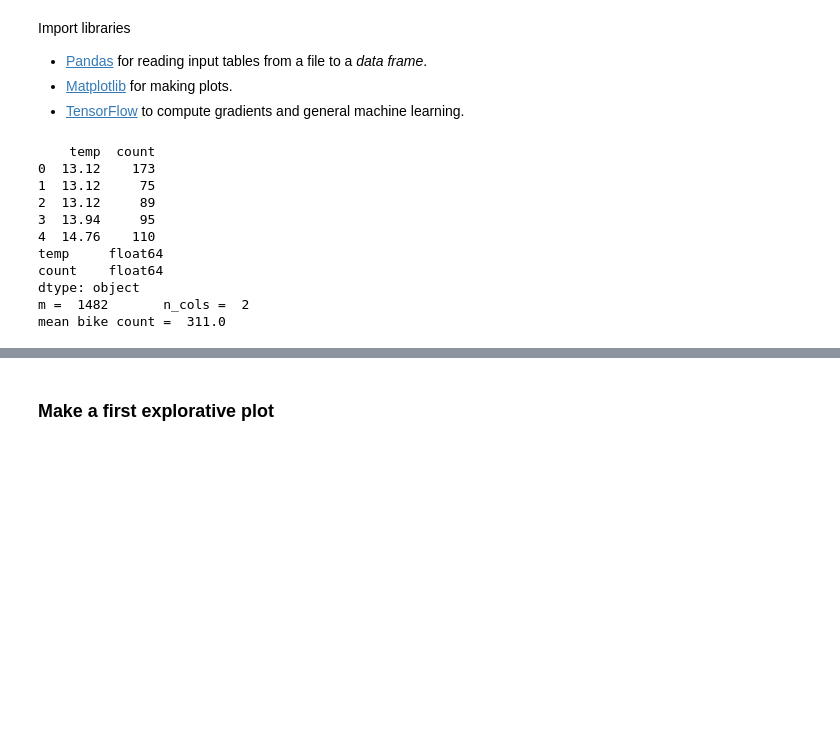
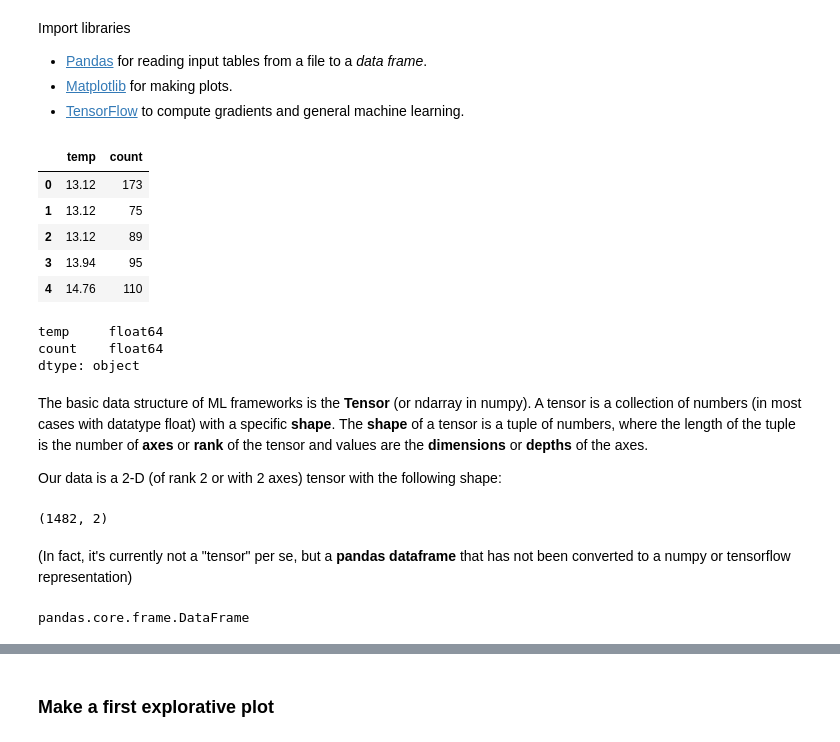
Before and after one commit to mslehre/KI-Block, a Jupyter notebook: gd/lr.ipynb, the cells around one changed output, grey strips where cells are left out. Cells and saved outputs as stored; diff of their text form; code cells hidden in the pictures; blank space fills up the shorter version.

```diff
--- a/gd/lr.ipynb
+++ b/gd/lr.ipynb
@@ -26,27 +26,35 @@ import math
 # %%
 # load the training data from the table file to a pandas data frame
 df = pd.read_csv("bikes-summerdays.tbl", sep = '\s+') # cols are split by at least one white space
-print(df.head()) # show first lines as examples
-
-# convert count data from integer to float as regression target
-df['count'] = df['count'].astype(float)
-print(df.dtypes)
-
-m, n_cols = df.shape # training set size and number of columns
-print("m = ", m, "\tn_cols = ", n_cols)
-
-# compute average of hourly bike rental counts
-meancount = np.mean(df['count'])
-print ("mean bike count = ", meancount)
+df.head()
 # %% [output]
-    temp  count
-0  13.12    173
-1  13.12     75
-2  13.12     89
-3  13.94     95
-4  14.76    110
-temp     float64
-count    float64
-dtype: object
-m =  1482       n_cols =  2
-mean bike count =  311.0
+|  | temp | count |
+| 0 | 13.12 | 173 |
+| 1 | 13.12 | 75 |
+| 2 | 13.12 | 89 |
+| 3 | 13.94 | 95 |
+| 4 | 14.76 | 110 |
+# %%
+# convert count data from integer to float as regression target
+df['count'] = df['count'].astype(float)
+df.dtypes
+# %% [output]
+temp     float64
+count    float64
+dtype: object
+# %% [markdown]
+The basic data structure of ML frameworks is the **Tensor** (or ndarray in numpy).
+A tensor is a collection of numbers (in most cases with datatype float) with a specific **shape**.
+The **shape** of a tensor is a tuple of numbers, where the length of the tuple is the number of **axes** or **rank** of the tensor and values are the **dimensions** or **depths** of the axes.
+
+Our data is a 2-D (of rank 2 or with 2 axes) tensor with the following shape:
+# %%
+df.shape
+# %% [output]
+(1482, 2)
+# %% [markdown]
+(In fact, it's currently not a "tensor" per se, but a **pandas dataframe** that has not been converted to a numpy or tensorflow representation)
+# %%
+type(df)
+# %% [output]
+pandas.core.frame.DataFrame
```
Also changed, not shown: parts of 21 cells of this notebook, 1 other file.
